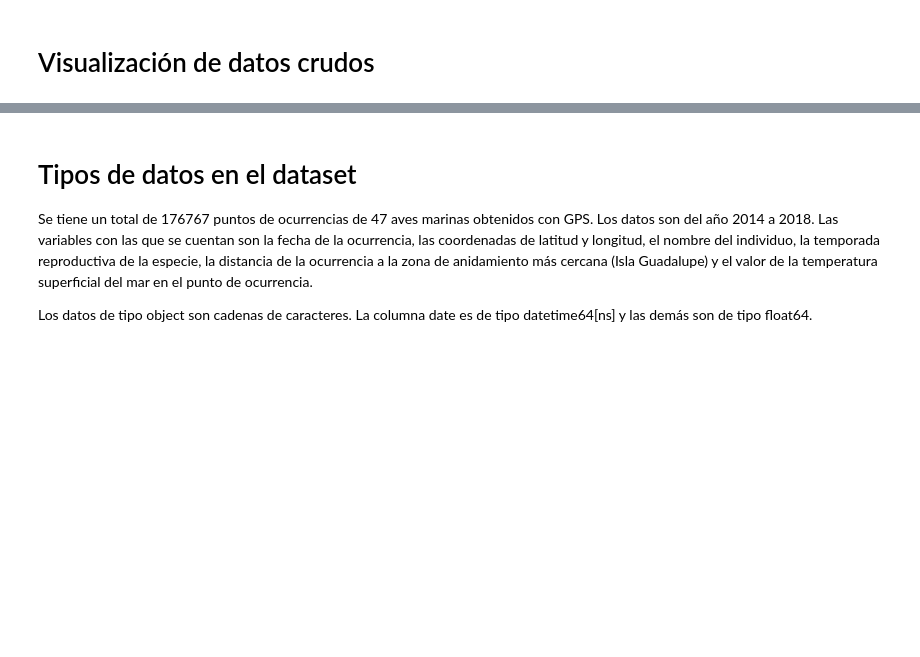
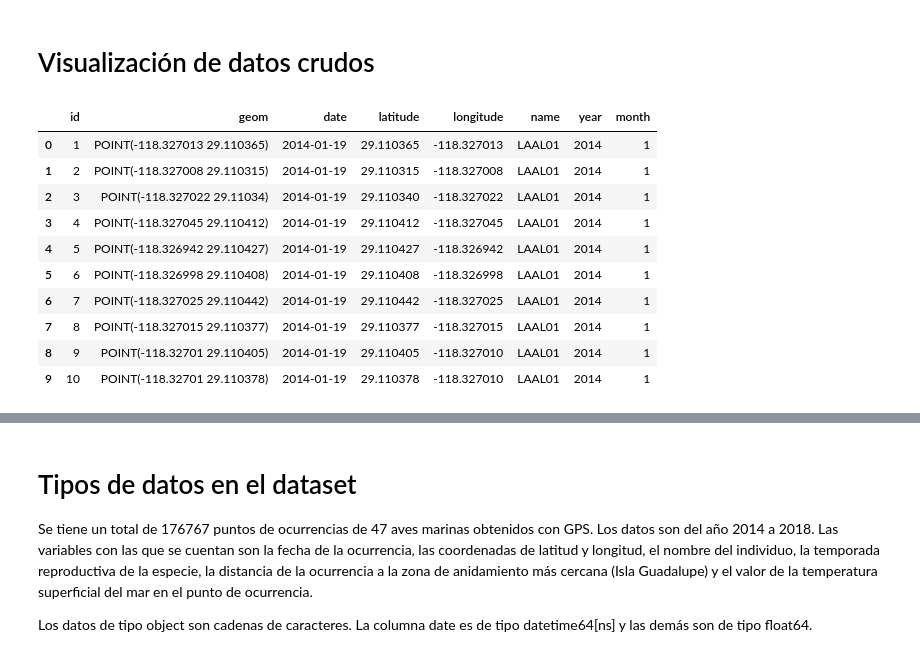
Before and after one commit to MaritzaB/niche_modelling, a Jupyter notebook: src/notebooks/MD01_AnaMaritzaBello_T02_AnalisisEstadisticoDatos.ipynb, the cells around one changed output, grey strips where cells are left out. Cells and saved outputs as stored; diff of their text form; code cells hidden in the pictures; blank space fills up the shorter version.

```diff
--- a/src/notebooks/MD01_AnaMaritzaBello_T02_AnalisisEstadisticoDatos.ipynb
+++ b/src/notebooks/MD01_AnaMaritzaBello_T02_AnalisisEstadisticoDatos.ipynb
@@ -19,5 +19,19 @@ warnings.filterwarnings('ignore')
 # %% [markdown]
 # Visualización de datos crudos
 # %%
-trajectories = pd.read_csv('../data/trajectories.csv')
-trajectories.head()
+trajectories = pd.read_csv('src/data/trajectories.csv')
+trajectories.head(10)
+#trajectories['number_of_points'].sum()
+#trajectories.describe()
+# %% [output]
+|  | id | geom | date | latitude | longitude | name | year | month |
+| 0 | 1 | POINT(-118.327013 29.110365) | 2014-01-19 | 29.110365 | -118.327013 | LAAL01 | 2014 | 1 |
+| 1 | 2 | POINT(-118.327008 29.110315) | 2014-01-19 | 29.110315 | -118.327008 | LAAL01 | 2014 | 1 |
+| 2 | 3 | POINT(-118.327022 29.11034) | 2014-01-19 | 29.110340 | -118.327022 | LAAL01 | 2014 | 1 |
+| 3 | 4 | POINT(-118.327045 29.110412) | 2014-01-19 | 29.110412 | -118.327045 | LAAL01 | 2014 | 1 |
+| 4 | 5 | POINT(-118.326942 29.110427) | 2014-01-19 | 29.110427 | -118.326942 | LAAL01 | 2014 | 1 |
+| 5 | 6 | POINT(-118.326998 29.110408) | 2014-01-19 | 29.110408 | -118.326998 | LAAL01 | 2014 | 1 |
+| 6 | 7 | POINT(-118.327025 29.110442) | 2014-01-19 | 29.110442 | -118.327025 | LAAL01 | 2014 | 1 |
+| 7 | 8 | POINT(-118.327015 29.110377) | 2014-01-19 | 29.110377 | -118.327015 | LAAL01 | 2014 | 1 |
+| 8 | 9 | POINT(-118.32701 29.110405) | 2014-01-19 | 29.110405 | -118.327010 | LAAL01 | 2014 | 1 |
+| 9 | 10 | POINT(-118.32701 29.110378) | 2014-01-19 | 29.110378 | -118.327010 | LAAL01 | 2014 | 1 |
```
Also changed, not shown: parts of 10 cells of this notebook, 1 other file.
